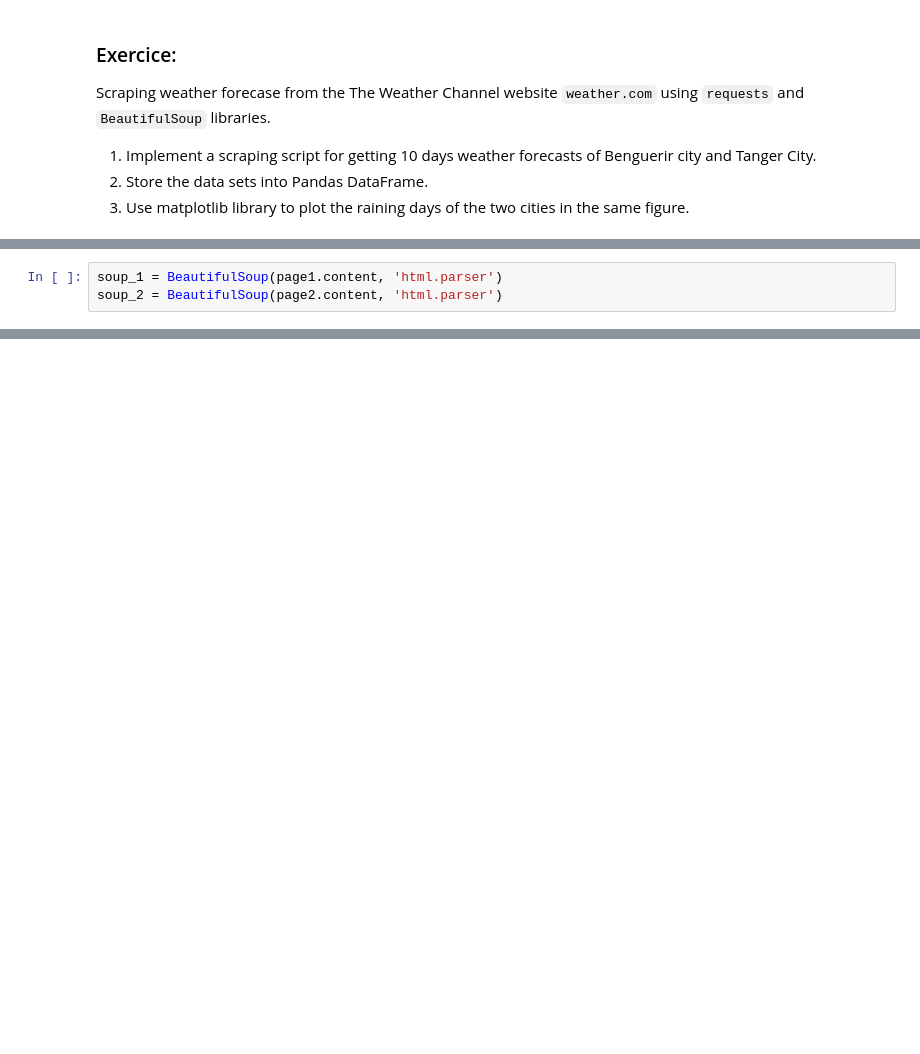
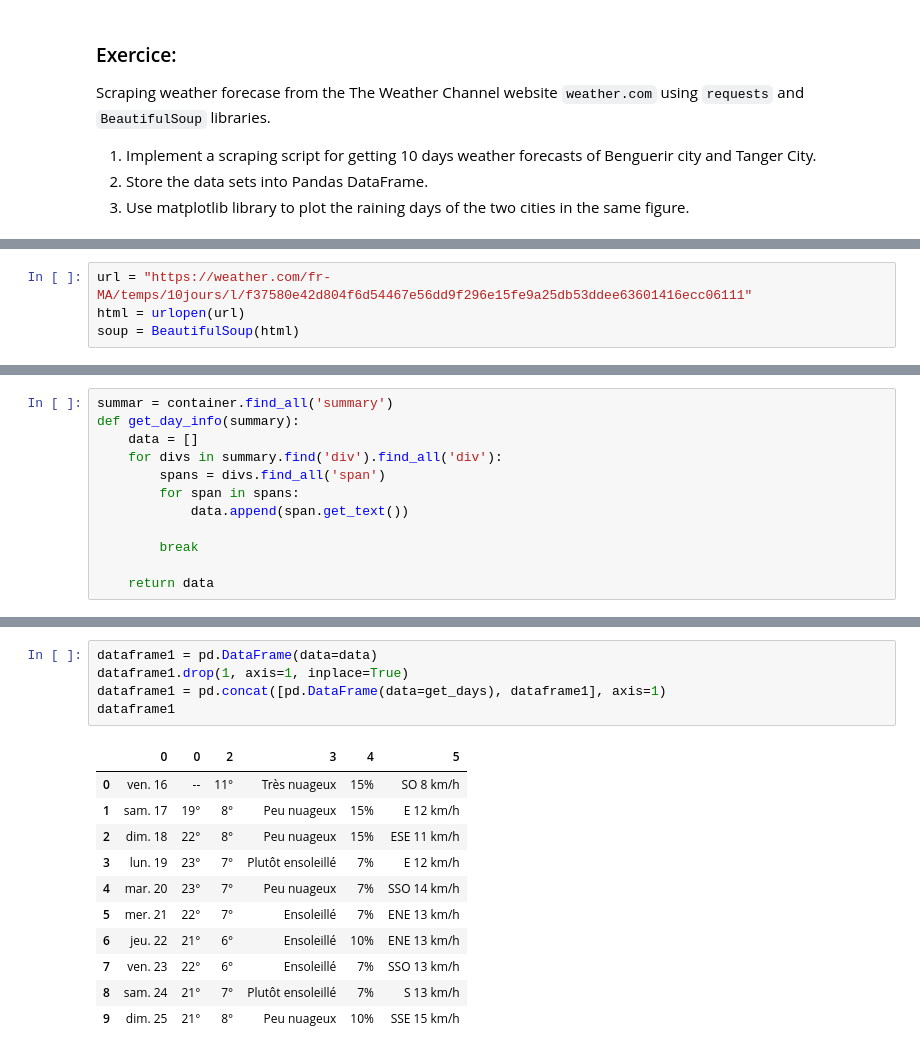
Before and after one commit to skilledman/M111-Advanced-Python-and-Database-Management, a Jupyter notebook: day04/assignment/forecast data scraping.ipynb, the cells around one changed output, grey strips where cells are left out. Cells and saved outputs as stored; diff of their text form; blank space fills up the shorter version.

```diff
--- a/day04/assignment/forecast data scraping.ipynb
+++ b/day04/assignment/forecast data scraping.ipynb
@@ -26,3 +19,4 @@ b'<!doctype html><html dir="ltr" lang="fr-MA"><head>\n      <meta data-react-hel
 # %%
-soup_1 = BeautifulSoup(page1.content, 'html.parser')
-soup_2 = BeautifulSoup(page2.content, 'html.parser')
+url = "https://weather.com/fr-MA/temps/10jours/l/f37580e42d804f6d54467e56dd9f296e15fe9a25db53ddee63601416ecc06111"
+html = urlopen(url)
+soup = BeautifulSoup(html)
@@ -71,0 +67,12 @@ SyntaxError: invalid syntax (950773811.py, line 38)
+# %%
+summar = container.find_all('summary')
+def get_day_info(summary):
+    data = []
+    for divs in summary.find('div').find_all('div'):
+        spans = divs.find_all('span')
+        for span in spans:
+            data.append(span.get_text())
+
+        break
+
+    return data
@@ -71,0 +110,17 @@ SyntaxError: invalid syntax (950773811.py, line 38)
+# %%
+dataframe1 = pd.DataFrame(data=data)
+dataframe1.drop(1, axis=1, inplace=True)
+dataframe1 = pd.concat([pd.DataFrame(data=get_days), dataframe1], axis=1)
+dataframe1
+# %% [output]
+|  | 0 | 0 | 2 | 3 | 4 | 5 |
+| 0 | ven. 16 | -- | 11° | Très nuageux | 15% | SO 8 km/h |
+| 1 | sam. 17 | 19° | 8° | Peu nuageux | 15% | E 12 km/h |
+| 2 | dim. 18 | 22° | 8° | Peu nuageux | 15% | ESE 11 km/h |
+| 3 | lun. 19 | 23° | 7° | Plutôt ensoleillé | 7% | E 12 km/h |
+| 4 | mar. 20 | 23° | 7° | Peu nuageux | 7% | SSO 14 km/h |
+| 5 | mer. 21 | 22° | 7° | Ensoleillé | 7% | ENE 13 km/h |
+| 6 | jeu. 22 | 21° | 6° | Ensoleillé | 10% | ENE 13 km/h |
+| 7 | ven. 23 | 22° | 6° | Ensoleillé | 7% | SSO 13 km/h |
+| 8 | sam. 24 | 21° | 7° | Plutôt ensoleillé | 7% | S 13 km/h |
+| 9 | dim. 25 | 21° | 8° | Peu nuageux | 10% | SSE 15 km/h |
```
Also changed, not shown: parts of 13 cells of this notebook.
